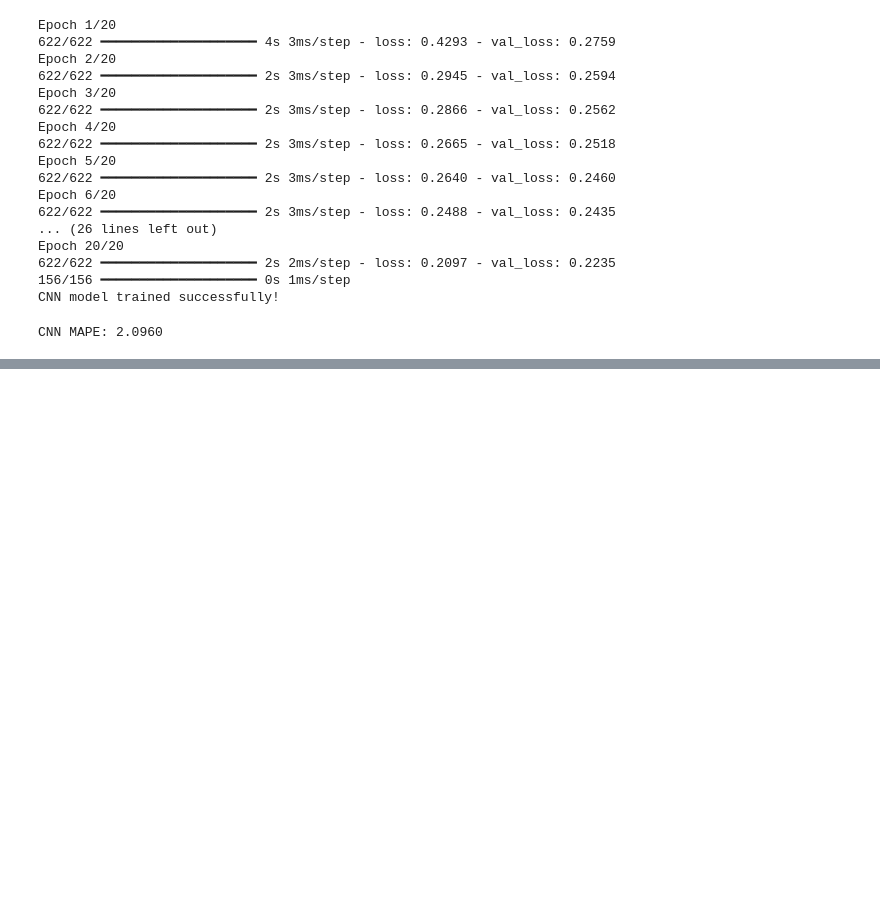
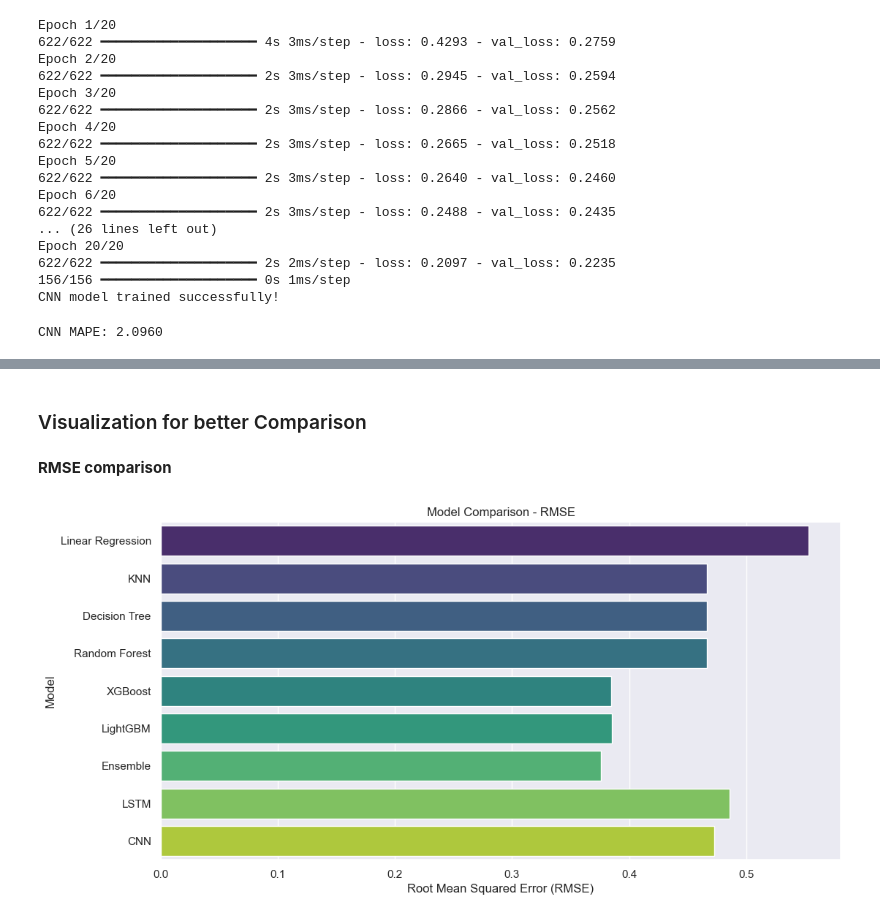
Before and after one commit to Arkadeep01/Air-Quality-Index, a Jupyter notebook: AQI_Modulling.ipynb, the cells around one changed output, grey strips where cells are left out. Drawn from its saved outputs; the diff is of its cells as text; code cells hidden in the pictures; blank space fills up the shorter version.

```diff
--- a/AQI_Modulling.ipynb
+++ b/AQI_Modulling.ipynb
@@ -933,0 +1070,13 @@ Requirement already satisfied: threadpoolctl>=3.1.0 in c:\anaconda navigator\lib
+# %%
+# Train-test split
+X_train, X_test, y_train, y_test = train_test_split(X, y, test_size=0.2, random_state=42)
+
+# Train Random Forest
+rf = RandomForestRegressor(n_estimators=200, max_depth=20, random_state=42)
+rf.fit(X_train, y_train)
+rf_preds = rf.predict(X_test)
+# %%
+# Train XGBoost
+xgb = XGBRegressor(n_estimators=200, learning_rate=0.1, max_depth=6, random_state=42)
+xgb.fit(X_train, y_train)
+xgb_preds = xgb.predict(X_test)
@@ -933,0 +1339,38 @@ Requirement already satisfied: threadpoolctl>=3.1.0 in c:\anaconda navigator\lib
+# %% [markdown]
+### Visualization for better Comparison
+# %%
+model_results = {
+    "Model": ["Linear Regression", "KNN", "Decision Tree", "Random Forest", "XGBoost", "LightGBM", "Ensemble", "LSTM", "CNN"],
+    "RMSE": [RMSE_test, KNN_test, DTR_test, RFR_test,
+             np.sqrt(mean_squared_error(y_test, models["XGBoost"].predict(X_test))),
+             np.sqrt(mean_squared_error(y_test, models["LightGBM"].predict(X_test))),
+             np.sqrt(mean_squared_error(y_test, y_pred_ensemble)),
+             np.sqrt(mean_squared_error(y_test, lstm_predictions)),
+             np.sqrt(mean_squared_error(y_test, cnn_predictions))],
+    "MAE": [mean_absolute_error(y_test, LR.predict(X_test)),
+            mean_absolute_error(y_test, knn.predict(X_test)),
+            mean_absolute_error(y_test, dtr.predict(X_test)),
+            mean_absolute_error(y_test, rfr.predict(X_test)),
+            mean_absolute_error(y_test, models["XGBoost"].predict(X_test)),
+            mean_absolute_error(y_test, models["LightGBM"].predict(X_test)),
+            mean_absolute_error(y_test, y_pred_ensemble),
+            mean_absolute_error(y_test, lstm_predictions),
+            mean_absolute_error(y_test, cnn_predictions)],
+    "R2 Score": [LR.score(X_test, y_test), knn.score(X_test, y_test), dtr.score(X_test, y_test),
+                 rfr.score(X_test, y_test), models["XGBoost"].score(X_test, y_test),
+                 models["LightGBM"].score(X_test, y_test), r2_score(y_test, y_pred_ensemble),
+                 r2_score(y_test, lstm_predictions), r2_score(y_test, cnn_predictions)]
+}
+# %%
+results_df = pd.DataFrame(model_results)
+# %% [markdown]
+**RMSE comparison**
+# %%
+plt.figure(figsize=(12, 6))
+sns.barplot(x="RMSE", y="Model", data=results_df, palette="viridis")
+plt.xlabel("Root Mean Squared Error (RMSE)")
+plt.ylabel("Model")
+plt.title("Model Comparison - RMSE")
+plt.show()
+# %% [output]
+[figure, added]
```
Also changed, not shown: parts of 39 cells of this notebook, 4 other files.
